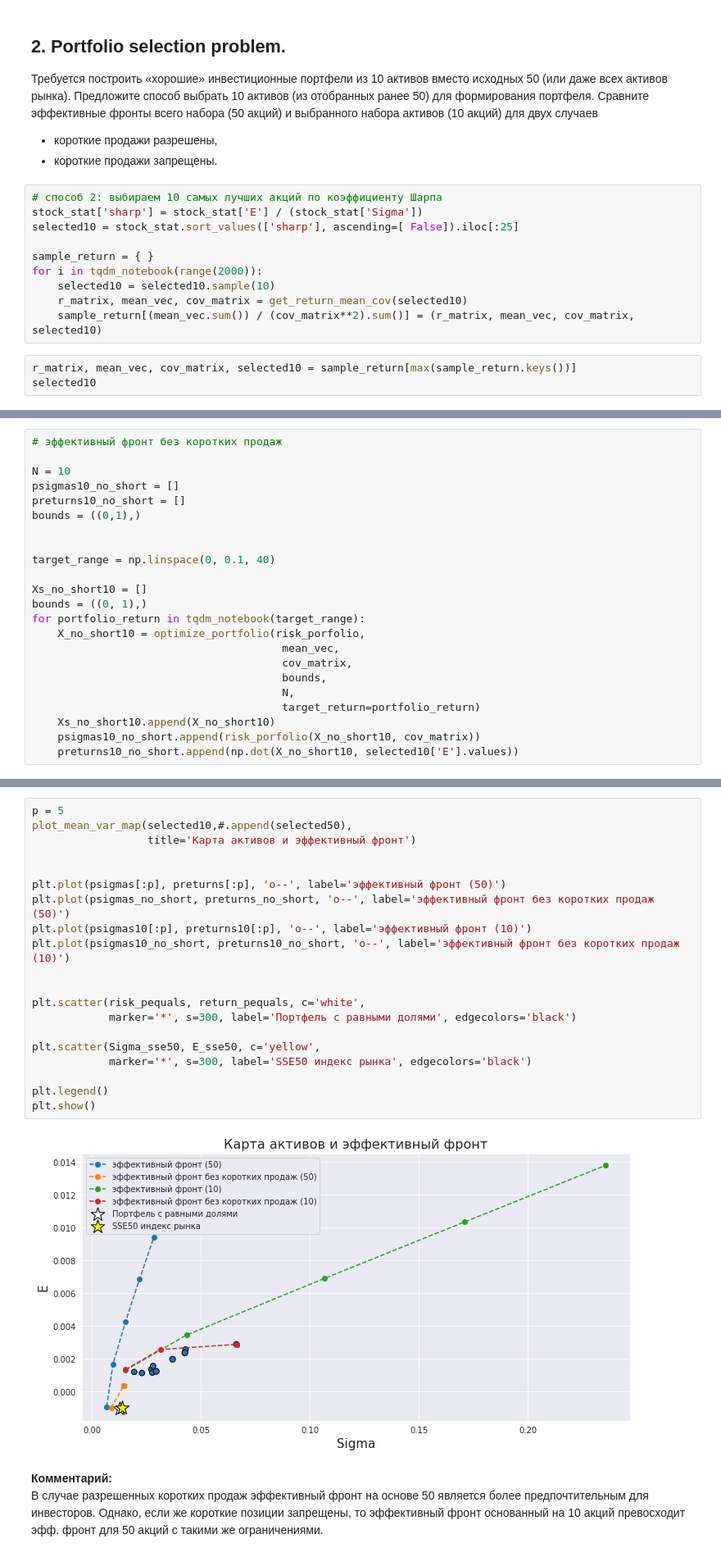
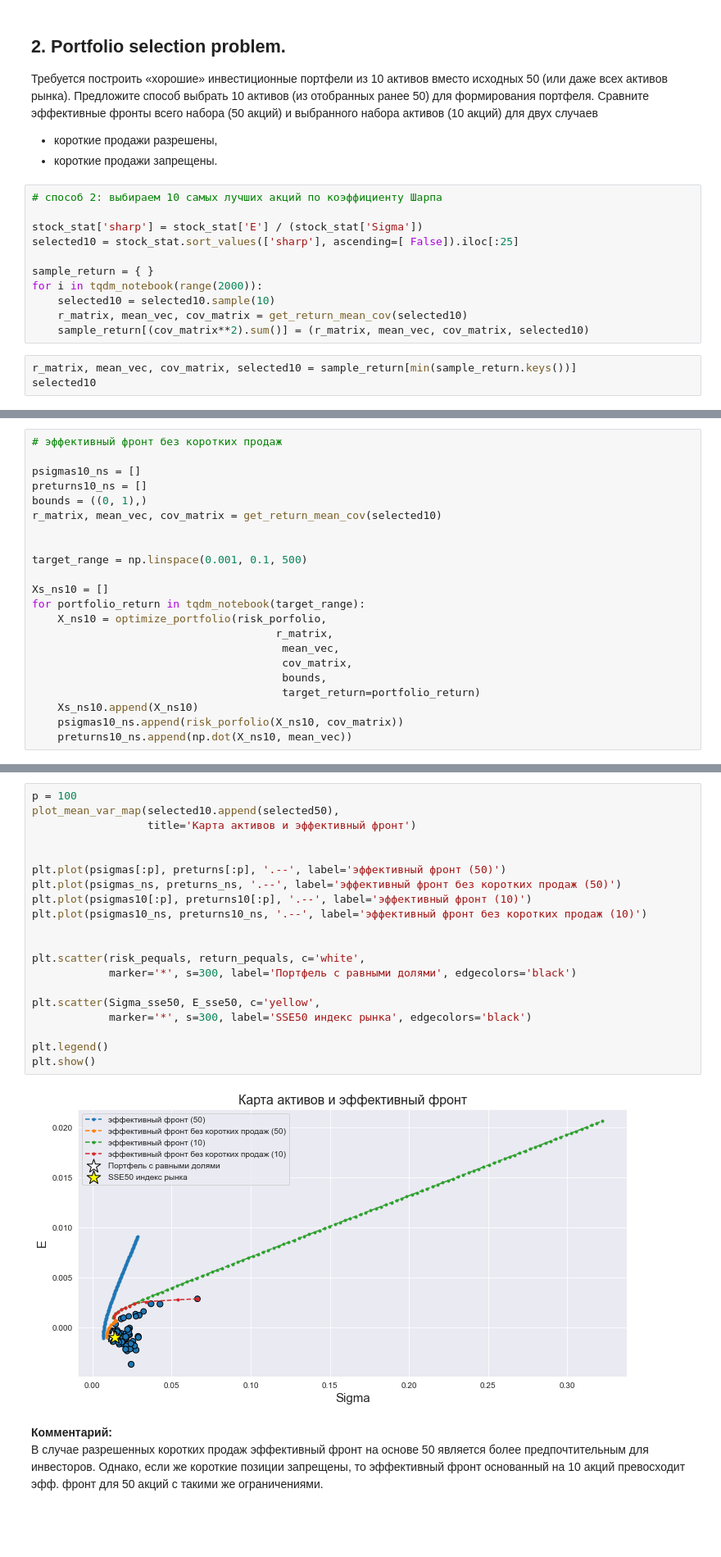
Before and after one commit to CodeSopranos/lab-2-financial-operations, a Jupyter notebook: report.ipynb, the cells around one changed output, grey strips where cells are left out. Shown at 82% size. Drawn from its saved outputs; the diff is of its cells as text; blank space fills up the shorter version.

```diff
--- a/report.ipynb
+++ b/report.ipynb
@@ -294,6 +357,7 @@ plt.show()
  - короткие продажи запрещены.
 # %%
 # способ 2: выбираем 10 самых лучших акций по коэффициенту Шарпа
+
 stock_stat['sharp'] = stock_stat['E'] / (stock_stat['Sigma'])
 selected10 = stock_stat.sort_values(['sharp'], ascending=[ False]).iloc[:25]
 
@@ -301,8 +365,8 @@ sample_return = { }
 for i in tqdm_notebook(range(2000)):
     selected10 = selected10.sample(10)
     r_matrix, mean_vec, cov_matrix = get_return_mean_cov(selected10)
-    sample_return[(mean_vec.sum()) / (cov_matrix**2).sum()] = (r_matrix, mean_vec, cov_matrix, selected10)
+    sample_return[(cov_matrix**2).sum()] = (r_matrix, mean_vec, cov_matrix, selected10)
 # %%
-r_matrix, mean_vec, cov_matrix, selected10 = sample_return[max(sample_return.keys())]
+r_matrix, mean_vec, cov_matrix, selected10 = sample_return[min(sample_return.keys())]
 selected10
 # %% [output]
@@ -372,26 +435,25 @@ plt.show()
 # %%
 # эффективный фронт без коротких продаж
 
-N = 10
-psigmas10_no_short = []
-preturns10_no_short = []
-bounds = ((0,1),)
+psigmas10_ns = []
+preturns10_ns = []
+bounds = ((0, 1),)
+r_matrix, mean_vec, cov_matrix = get_return_mean_cov(selected10)
 
 
-target_range = np.linspace(0, 0.1, 40)
+target_range = np.linspace(0.001, 0.1, 500)
 
-Xs_no_short10 = []
-bounds = ((0, 1),)
+Xs_ns10 = []
 for portfolio_return in tqdm_notebook(target_range):
-    X_no_short10 = optimize_portfolio(risk_porfolio,
+    X_ns10 = optimize_portfolio(risk_porfolio,
+                                      r_matrix,
                                        mean_vec,
                                        cov_matrix,
                                        bounds,
-                                       N,
                                        target_return=portfolio_return)
-    Xs_no_short10.append(X_no_short10)
-    psigmas10_no_short.append(risk_porfolio(X_no_short10, cov_matrix))
-    preturns10_no_short.append(np.dot(X_no_short10, selected10['E'].values))
+    Xs_ns10.append(X_ns10)
+    psigmas10_ns.append(risk_porfolio(X_ns10, cov_matrix))
+    preturns10_ns.append(np.dot(X_ns10, mean_vec))
 # %%
 plot_weights_histogram(Xs_no_short10[0], selected10)
 # %% [output]
@@ -406,25 +468,25 @@ plt.show()
 # %%
-p = 5
-plot_mean_var_map(selected10,#.append(selected50),
+p = 100
+plot_mean_var_map(selected10.append(selected50),
                   title='Карта активов и эффективный фронт')
 
 
-plt.plot(psigmas[:p], preturns[:p], 'o--', label='эффективный фронт (50)')
-plt.plot(psigmas_no_short, preturns_no_short, 'o--', label='эффективный фронт без коротких продаж (50)')
-plt.plot(psigmas10[:p], preturns10[:p], 'o--', label='эффективный фронт (10)')
-plt.plot(psigmas10_no_short, preturns10_no_short, 'o--', label='эффективный фронт без коротких продаж (10)')
+plt.plot(psigmas[:p], preturns[:p], '.--', label='эффективный фронт (50)')
+plt.plot(psigmas_ns, preturns_ns, '.--', label='эффективный фронт без коротких продаж (50)')
+plt.plot(psigmas10[:p], preturns10[:p], '.--', label='эффективный фронт (10)')
+plt.plot(psigmas10_ns, preturns10_ns, '.--', label='эффективный фронт без коротких продаж (10)')
 
 
 plt.scatter(risk_pequals, return_pequals, c='white',
             marker='*', s=300, label='Портфель с равными долями', edgecolors='black')
 
 plt.scatter(Sigma_sse50, E_sse50, c='yellow',
             marker='*', s=300, label='SSE50 индекс рынка', edgecolors='black')
 
 plt.legend()
 plt.show()
 # %% [output]
-[figure, old version]
+[figure, new version]
 # %% [markdown]
 **Комментарий:** <br> В случае разрешенных коротких продаж эффективный фронт на основе 50 является более предпочтительным для инвесторов. Однако, если же короткие позиции запрещены, то эффективный фронт основанный на 10 акций превосходит эфф. фронт для 50 акций с такими же ограничениями.
 # %% [markdown]
```
Also changed, not shown: parts of 43 cells of this notebook.
